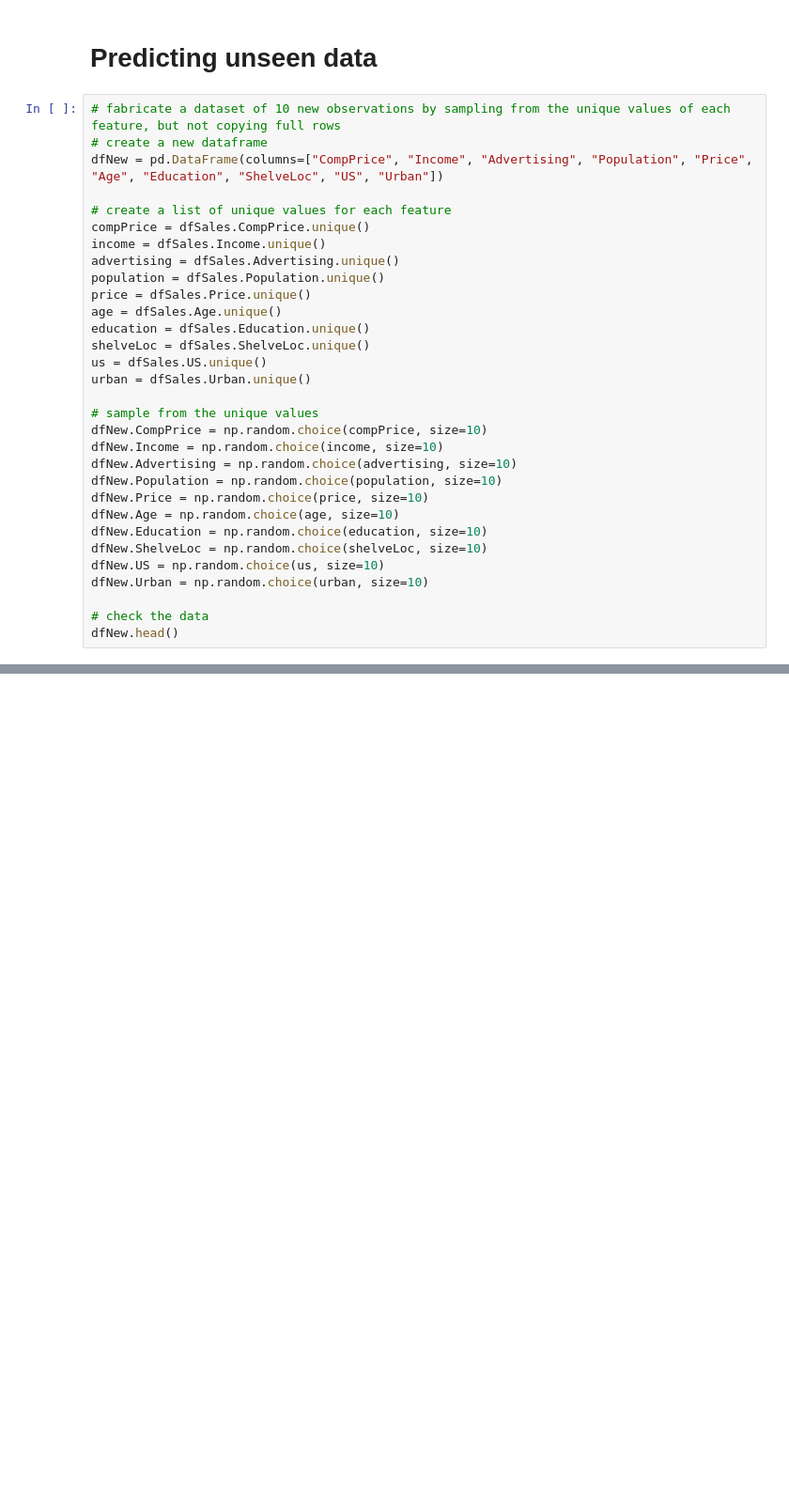
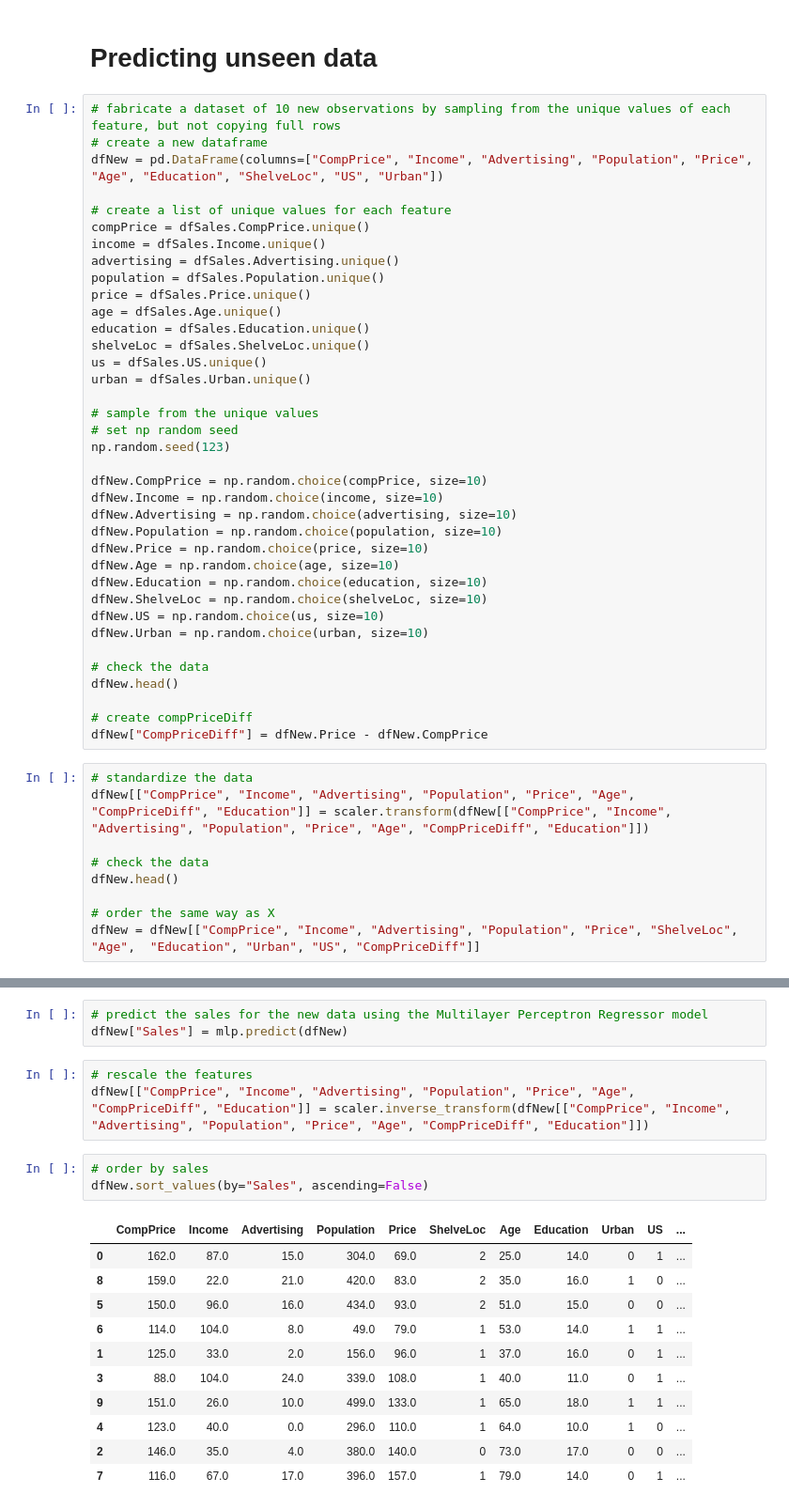
Before and after one commit to theMarlonski/AML-Final, a Jupyter notebook: notebooks/sales-prediction.ipynb, the cells around one changed output, grey strips where cells are left out. Shown at 94% size. Drawn from its saved outputs; the diff is of its cells as text; blank space fills up the shorter version.

```diff
--- a/notebooks/sales-prediction.ipynb
+++ b/notebooks/sales-prediction.ipynb
@@ -434,6 +452,9 @@ us = dfSales.US.unique()
 urban = dfSales.Urban.unique()
 
 # sample from the unique values
+# set np random seed
+np.random.seed(123)
+
 dfNew.CompPrice = np.random.choice(compPrice, size=10)
 dfNew.Income = np.random.choice(income, size=10)
 dfNew.Advertising = np.random.choice(advertising, size=10)
@@ -447,3 +468,15 @@ dfNew.Urban = np.random.choice(urban, size=10)
 
 # check the data
 dfNew.head()
+
+# create compPriceDiff
+dfNew["CompPriceDiff"] = dfNew.Price - dfNew.CompPrice
+# %%
+# standardize the data
+dfNew[["CompPrice", "Income", "Advertising", "Population", "Price", "Age", "CompPriceDiff", "Education"]] = scaler.transform(dfNew[["CompPrice", "Income", "Advertising", "Population", "Price", "Age", "CompPriceDiff", "Education"]])
+
+# check the data
+dfNew.head()
+
+# order the same way as X
+dfNew = dfNew[["CompPrice", "Income", "Advertising", "Population", "Price", "ShelveLoc", "Age",  "Education", "Urban", "US", "CompPriceDiff"]]
@@ -449,0 +493,21 @@ dfNew.head()
+# %%
+# predict the sales for the new data using the Multilayer Perceptron Regressor model
+dfNew["Sales"] = mlp.predict(dfNew)
+# %%
+# rescale the features
+dfNew[["CompPrice", "Income", "Advertising", "Population", "Price", "Age", "CompPriceDiff", "Education"]] = scaler.inverse_transform(dfNew[["CompPrice", "Income", "Advertising", "Population", "Price", "Age", "CompPriceDiff", "Education"]])
+# %%
+# order by sales
+dfNew.sort_values(by="Sales", ascending=False)
+# %% [output]
+|  | CompPrice | Income | Advertising | Population | Price | ShelveLoc | Age | Education | Urban | US | ... |
+| 0 | 162.0 | 87.0 | 15.0 | 304.0 | 69.0 | 2 | 25.0 | 14.0 | 0 | 1 | ... |
+| 8 | 159.0 | 22.0 | 21.0 | 420.0 | 83.0 | 2 | 35.0 | 16.0 | 1 | 0 | ... |
+| 5 | 150.0 | 96.0 | 16.0 | 434.0 | 93.0 | 2 | 51.0 | 15.0 | 0 | 0 | ... |
+| 6 | 114.0 | 104.0 | 8.0 | 49.0 | 79.0 | 1 | 53.0 | 14.0 | 1 | 1 | ... |
+| 1 | 125.0 | 33.0 | 2.0 | 156.0 | 96.0 | 1 | 37.0 | 16.0 | 0 | 1 | ... |
+| 3 | 88.0 | 104.0 | 24.0 | 339.0 | 108.0 | 1 | 40.0 | 11.0 | 0 | 1 | ... |
+| 9 | 151.0 | 26.0 | 10.0 | 499.0 | 133.0 | 1 | 65.0 | 18.0 | 1 | 1 | ... |
+| 4 | 123.0 | 40.0 | 0.0 | 296.0 | 110.0 | 1 | 64.0 | 10.0 | 1 | 0 | ... |
+| 2 | 146.0 | 35.0 | 4.0 | 380.0 | 140.0 | 0 | 73.0 | 17.0 | 0 | 0 | ... |
+| 7 | 116.0 | 67.0 | 17.0 | 396.0 | 157.0 | 1 | 79.0 | 14.0 | 0 | 1 | ... |
```
Also changed, not shown: parts of 10 cells of this notebook.
